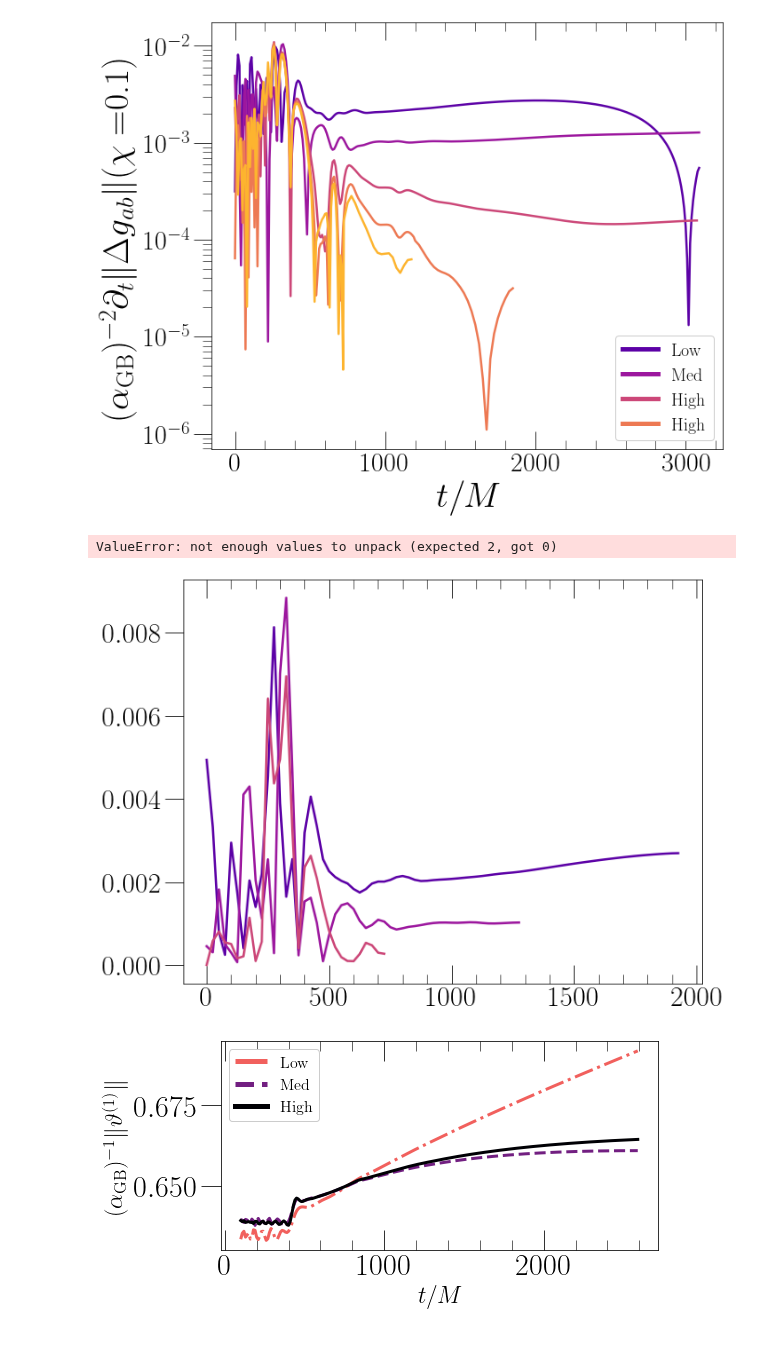
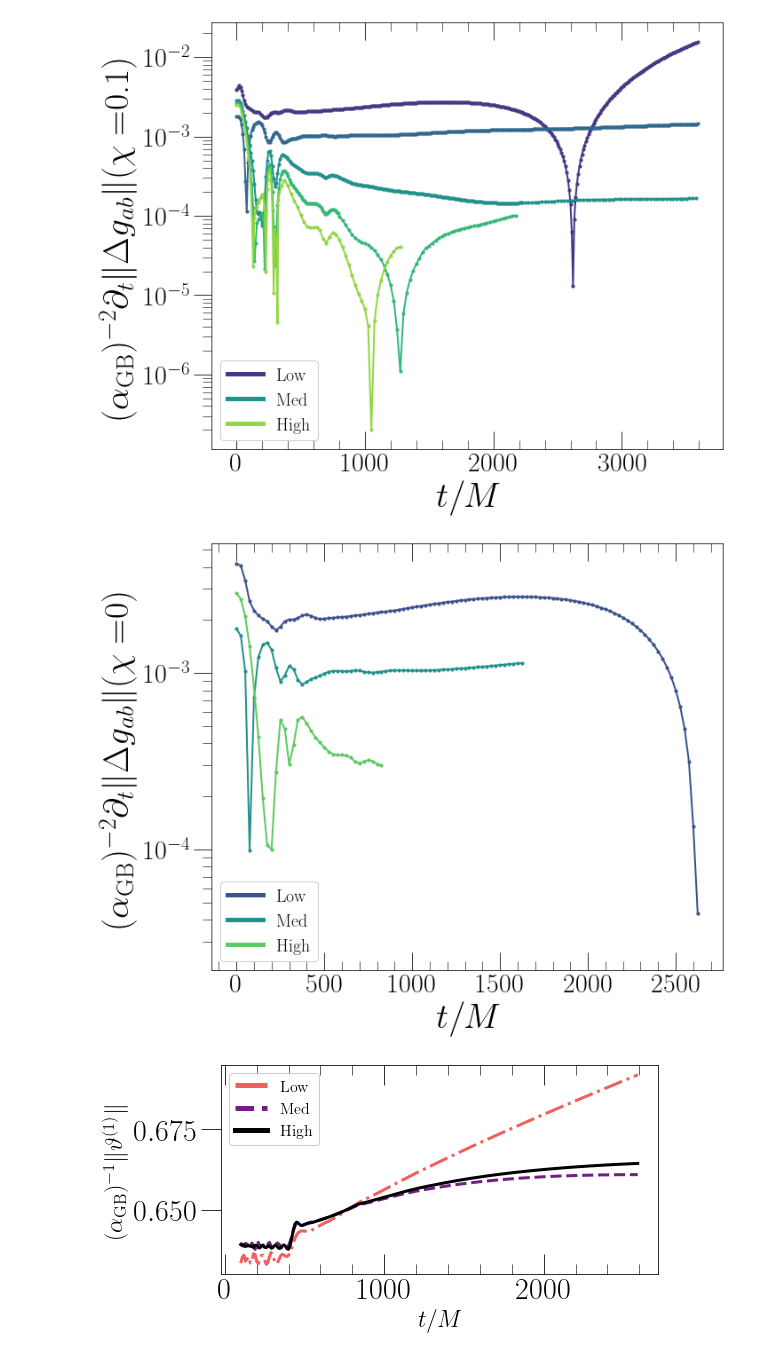
Before and after one commit to mariaokounkova/EDGB, a Jupyter notebook: Evolution/EvolutionPlots.ipynb, the cells around one changed output. Drawn from its saved outputs; the diff is of its cells as text; code cells hidden in the pictures.

Commit message:
EvolutionPlots: Aesthetic formatting changes
Updated the color map, changed the size of the
scatter points. Also added option to plot more than
three resolutions (as we have in the chi = 0.1 case)

```diff
--- a/Evolution/EvolutionPlots.ipynb
+++ b/Evolution/EvolutionPlots.ipynb
@@ -167,16 +167,19 @@ PlotMetric('Runs_Correct_ScalarField', '0.9', 'dtg_0p9.pdf')
 # %%
 ## Plot time derivatives with resolution
 
-def PlotManyVariablesRes(p, spin, figname):
+def PlotManyVariablesRes(p, spin, figname, allres=False):
 
-    Levs = ['0','1','2','3','4']
-    Labels = ['Low','Med','High','High','']
+    Levs = ['0','1','2'] #,'3','4']
+    Labels = ['Low','Med','High']
+    if allres:
+        Levs = ['0','1','2','3','4']
+        Labels = ['Low','','Med','','High']
     def GetFilename(lev):
         return p + '/JoinedSpin' + spin + 'Lev' + lev + '/Vars.dat'
 
     fig, ax = plt.subplots(1, figsize=(10,8))
 
-    cmap = matplotlib.cm.get_cmap('plasma')
+    cmap = matplotlib.cm.get_cmap('viridis')
     Colors = [cmap(float(i+1)/(len(Levs)+1)) for i in range(len(Levs))]
     Linestyles = ['-', '-', '-','-','-']
 
@@ -184,11 +187,12 @@ def PlotManyVariablesRes(p, spin, figname):
         time, psi = np.loadtxt(GetFilename(lev), \
             comments="#",usecols=([0,1]),unpack=True)
         ## psi = psi / 8.0 remove constant -- for dCS
-        time, psi = CutTimes(time, psi, 200, 3300)
+        ## Subtract off the initial junk and cut off for where we have data
+        time, psi = CutTimes(time, psi, 600, 4200)
         time = time - time[0]
         dpsi = np.gradient(psi)/np.gradient(time) #/psi
-        ax.plot(time, np.abs(dpsi), '-', label = lab, c=c,lw=2.5, ls=ls)
-        #ax.scatter(time, np.abs(dpsi))
+        ax.plot(time, np.abs(dpsi), '-', label = lab, c=c,lw=2.0, ls=ls)
+        ax.scatter(time, np.abs(dpsi),color=c,s=10)
 
     ax.set_ylabel(r'$ (\alpha_\mathrm{GB})^{-2} \partial_t \|\Delta g_{ab}\| (\chi = $' + spin + '$)$', fontsize=40)
     ax.set_xlabel('$t/M$', fontsize=40)
@@ -205,14 +209,13 @@ def PlotManyVariablesRes(p, spin, figname):
     plt.show()
 # %%
 #PlotManyVariablesRes('Runs_Correct', '0.1', 'Test.pdf')
-PlotManyVariablesRes('Runs_Correct_ScalarField', '0.1', 'Resolutions_0p1.pdf')
+PlotManyVariablesRes('Runs_Correct_ScalarField', '0.1', 'Resolutions_0p1.pdf', allres=True)
 PlotManyVariablesRes('Runs_Correct_ScalarField', '0', 'Resolutions_0.pdf')
 PlotManyVariablesRes('Runs_Correct_ScalarField', '0.6', 'Resolutions_0p6.pdf')
 PlotManyVariablesRes('Runs_Correct_ScalarField', '0.9', 'Resolutions_0p9.pdf')
 # %% [output]
-[figure, old version]
+[figure, new version]
-ValueError: not enough values to unpack (expected 2, got 0)
-[figure, old version]
+[figure, new version]
 # %%
 ## Plot scalar field
 
```
Also changed, not shown: parts of 2 cells of this notebook.
